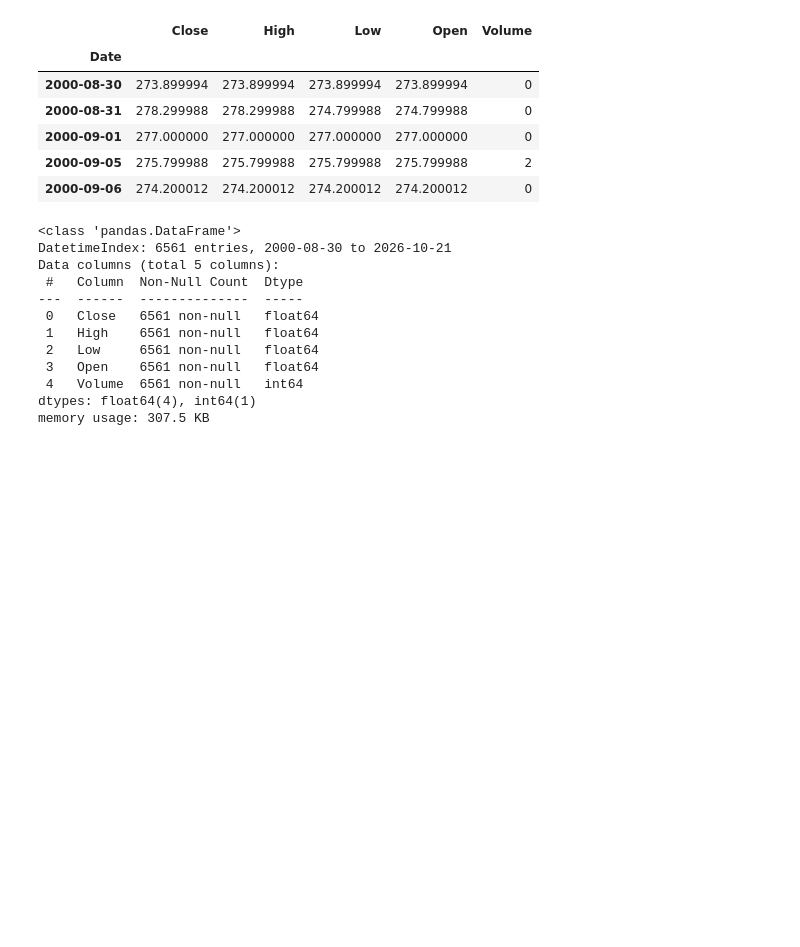
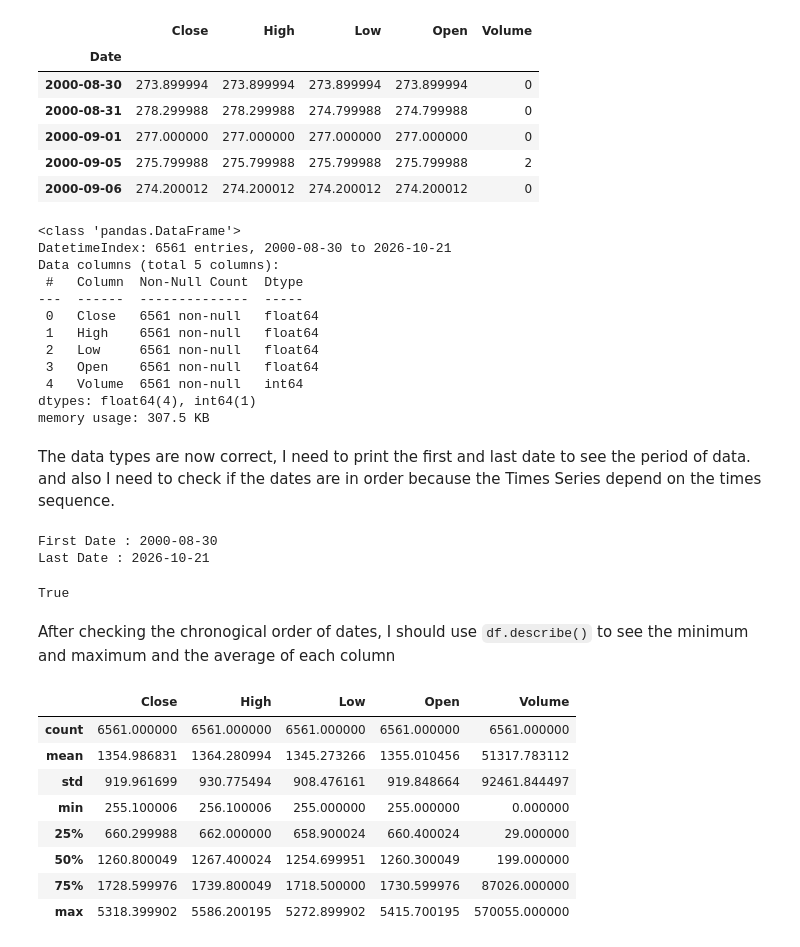
Before and after one commit to ghaflareda-ds/gold_forecast_yahoo_finance, a Jupyter notebook: Gold Forecast.ipynb, the cells around one changed output. Saved outputs shown, nothing was run; the diff lists cells and outputs as text; code cells hidden in the pictures; blank space fills up the shorter version.

```diff
--- a/Gold Forecast.ipynb
+++ b/Gold Forecast.ipynb
@@ -59,3 +59,30 @@ Data columns (total 5 columns):
  4   Volume  6561 non-null   int64
 dtypes: float64(4), int64(1)
 memory usage: 307.5 KB
+# %% [markdown]
+The data types are now correct, I need to print the first and last date to see the period of data. and also I need to check if the dates are in order because the Times Series depend on the times sequence.
+# %%
+end_Date = df.index.max().date()
+start_Date = df.index.min().date()
+print(f'First Date : {start_Date}\nLast Date : {end_Date}')
+# %% [output]
+First Date : 2000-08-30
+Last Date : 2026-10-21
+# %%
+df.index.is_monotonic_increasing
+# %% [output]
+True
+# %% [markdown]
+After checking the chronogical order of dates, I should use `df.describe()` to see the minimum and maximum and the average of each column
+# %%
+df.describe()
+# %% [output]
+|  | Close | High | Low | Open | Volume |
+| count | 6561.000000 | 6561.000000 | 6561.000000 | 6561.000000 | 6561.000000 |
+| mean | 1354.986831 | 1364.280994 | 1345.273266 | 1355.010456 | 51317.783112 |
+| std | 919.961699 | 930.775494 | 908.476161 | 919.848664 | 92461.844497 |
+| min | 255.100006 | 256.100006 | 255.000000 | 255.000000 | 0.000000 |
+| 25% | 660.299988 | 662.000000 | 658.900024 | 660.400024 | 29.000000 |
+| 50% | 1260.800049 | 1267.400024 | 1254.699951 | 1260.300049 | 199.000000 |
+| 75% | 1728.599976 | 1739.800049 | 1718.500000 | 1730.599976 | 87026.000000 |
+| max | 5318.399902 | 5586.200195 | 5272.899902 | 5415.700195 | 570055.000000 |
```
Also changed, not shown: parts of 37 cells of this notebook, 1 other file.
